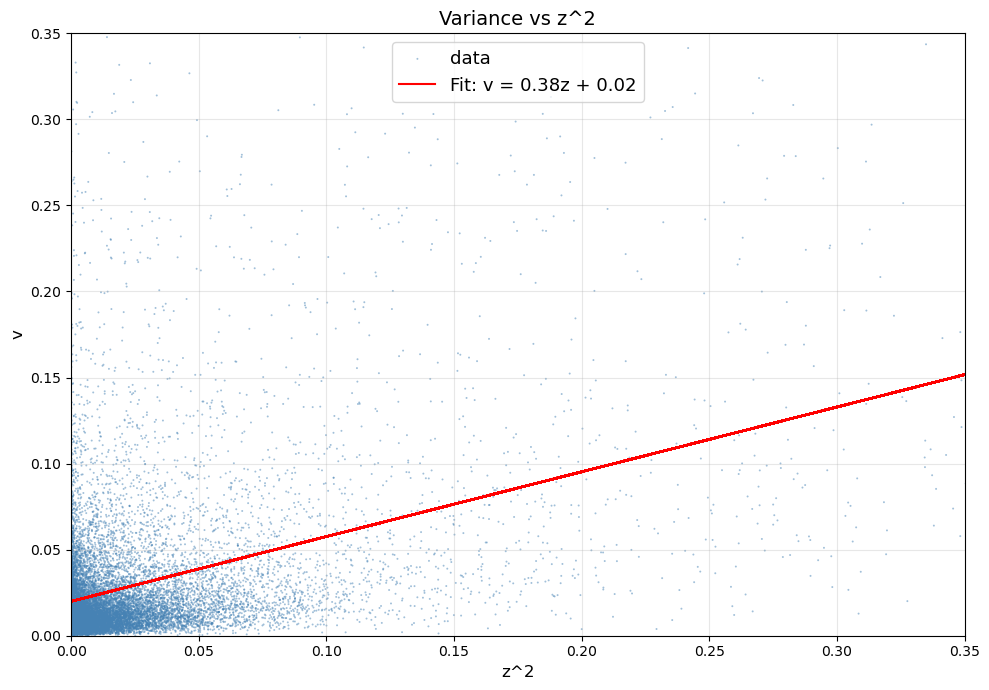
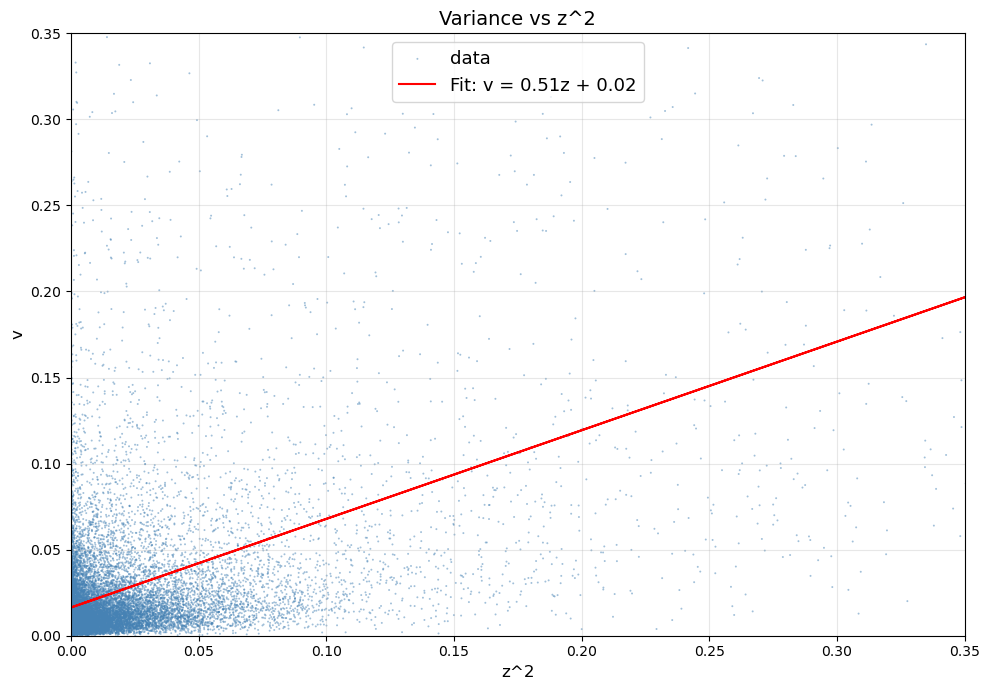
Unified diff of the notebook cell whose output changed from the first chart to the second:
--- before
+++ after
@@ -1,35 +1,36 @@
 from scipy import stats
 
+df_filt = df[abs(df['z']) < 0.6]
 
-df['z2'] = df['z']**2
-slope, intercept, r_value, p_value, std_err = stats.linregress(df.z2, df["var"])
+df_filt['z2'] = df_filt['z']**2
+slope, intercept, r_value, p_value, std_err = stats.linregress(df_filt.z2, df_filt["var"])
 
 # Calculate the regression line values
-line = slope * df.z2+ intercept
+line = slope * df_filt.z2 + intercept
 r_squared = r_value**2
 
 # do confidence intervals
 # 1. Regression basics
-n = len(df.z2)
+n = len(df_filt.z2)
 dof = n - 2
 t_score = stats.t.ppf(0.975, dof) # 95% confidence
-v_pred = intercept + slope * df.z2
+v_pred = intercept + slope * df_filt.z2
 
 # 2. Standard Error of the Estimate
-residuals = df["var"] - v_pred
+residuals = df_filt["var"] - v_pred
 s_err = np.sqrt(np.sum(residuals**2) / dof) 
 
 # 3. Calculate intervals
-z_mean = np.mean(df.z2)
-z_sq_diff = np.sum((df.z2 - z_mean)**2)
+z_mean = np.mean(df_filt.z2)
+z_sq_diff = np.sum((df_filt.z2 - z_mean)**2)
 
 # SE for Confidence Interval (the fit)
-se_ci = s_err * np.sqrt(1/n + (df.z2 - z_mean)**2 / z_sq_diff)
+se_ci = s_err * np.sqrt(1/n + (df_filt.z2 - z_mean)**2 / z_sq_diff)
 
 plt.figure(figsize=(10, 7))
 # Scatter plot
-plt.scatter(df.z2, df["var"], c='steelblue', alpha=0.5, s=2, edgecolor='none', label='data')
-plt.plot(df.z2, line, color='red', label=f'Fit: v = {slope:.2f}z + {intercept:.2f}')
-#plt.fill_between(df.z2, v_pred - t_score * se_ci, v_pred + t_score * se_ci,color='red', alpha=0.15, label='95% CI')
+plt.scatter(df_filt.z2, df_filt["var"], c='steelblue', alpha=0.5, s=2, edgecolor='none', label='data')
+plt.plot(df_filt.z2, line, color='red', label=f'Fit: v = {slope:.2f}z + {intercept:.2f}')
+#plt.fill_between(df_filt.z2, v_pred - t_score * se_ci, v_pred + t_score * se_ci,color='red', alpha=0.15, label='95% CI')
 
 # Add a text box for slope, intercept, and R^2

Commit: Add files via upload